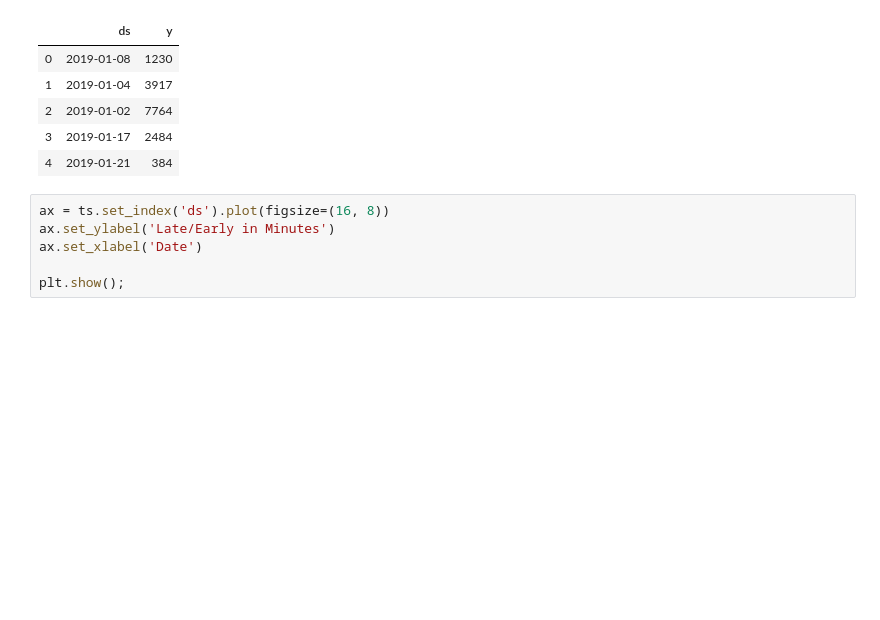
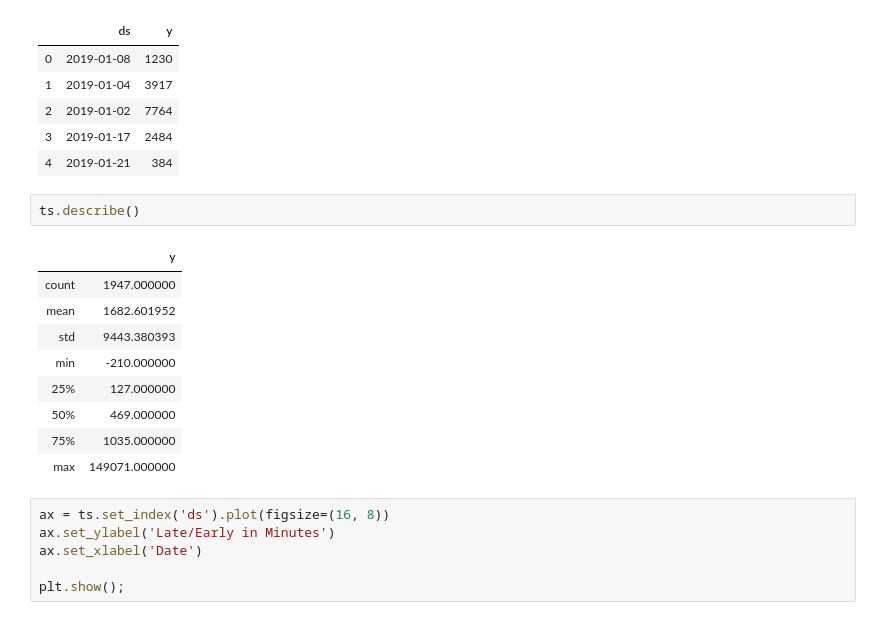
Before and after one commit to stephanosterburg/coding_challenges, a Jupyter notebook: clearmetal/notebook.ipynb, the cells around one changed output. Saved outputs shown, nothing was run; the diff lists cells and outputs as text; blank space fills up the shorter version.

```diff
--- a/clearmetal/notebook.ipynb
+++ b/clearmetal/notebook.ipynb
@@ -858,6 +858,18 @@ ts.head()
 | 2 | 2019-01-02 | 7764 |
 | 3 | 2019-01-17 | 2484 |
 | 4 | 2019-01-21 | 384 |
+# %%
+ts.describe()
+# %% [output]
+|  | y |
+| count | 1947.000000 |
+| mean | 1682.601952 |
+| std | 9443.380393 |
+| min | -210.000000 |
+| 25% | 127.000000 |
+| 50% | 469.000000 |
+| 75% | 1035.000000 |
+| max | 149071.000000 |
 # %%
 ax = ts.set_index('ds').plot(figsize=(16, 8))
 ax.set_ylabel('Late/Early in Minutes')
```
Also changed, not shown: parts of 10 cells of this notebook.
